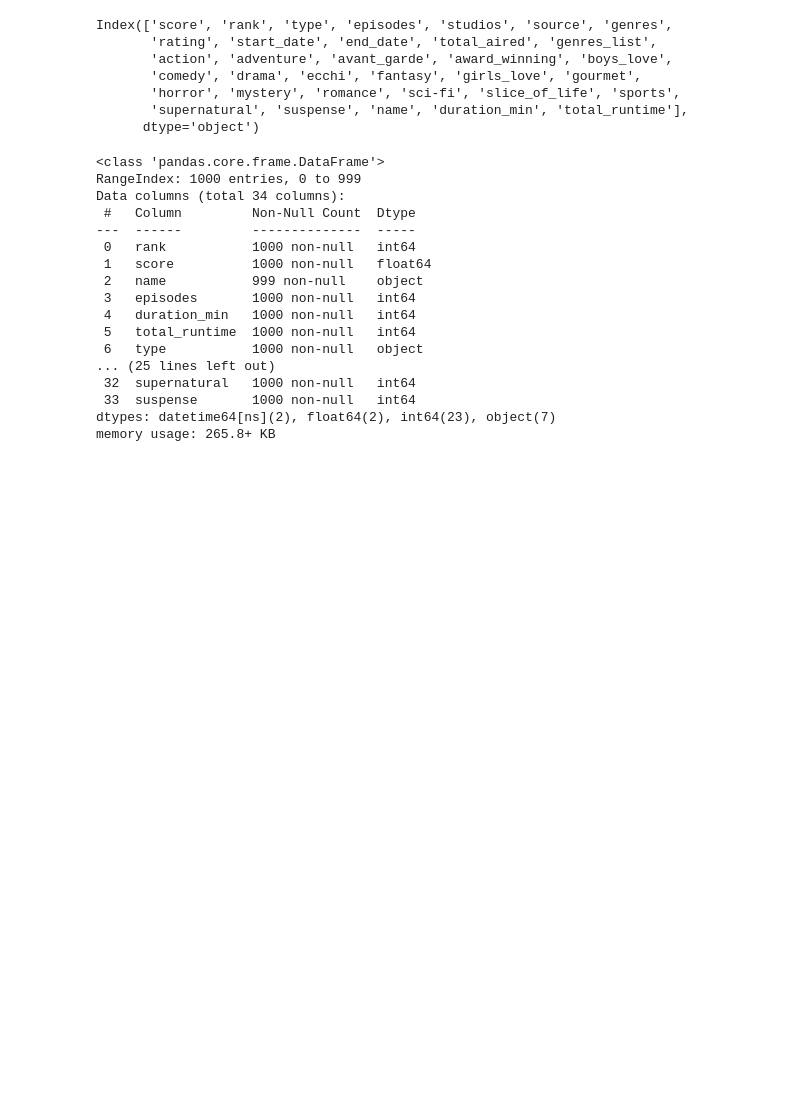
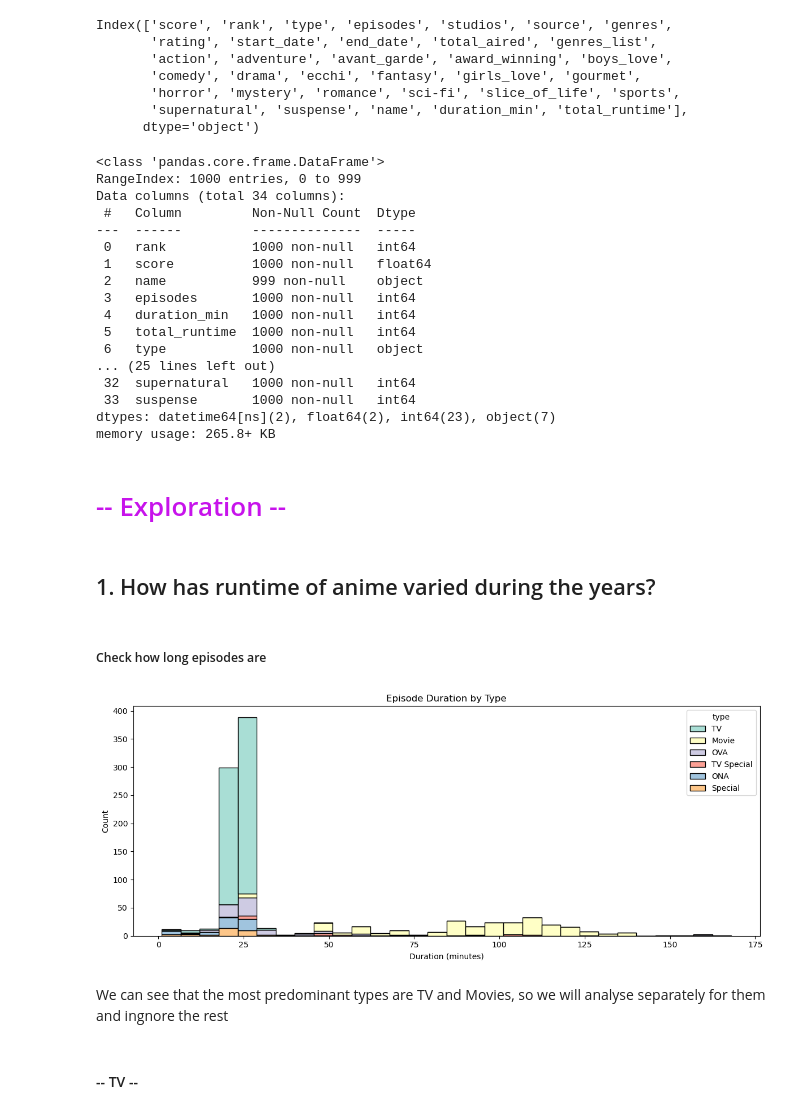
Before and after one commit to aitor-vergaramartin/project-2-eda-sql, a Jupyter notebook: project_anime.ipynb, the cells around one changed output. Saved outputs shown, nothing was run; the diff lists cells and outputs as text; code cells hidden in the pictures; blank space fills up the shorter version.

Commit message:
Visualizations

```diff
--- a/project_anime.ipynb
+++ b/project_anime.ipynb
@@ -579,3 +622,29 @@ dtypes: datetime64[ns](2), float64(2), int64(23), object(7)
 memory usage: 265.8+ KB
 # %%
 anime.to_csv('anime_clean.csv', index=False)   # Save to .csv in case we need to check it from outside pandas
+# %% [markdown]
+<h1 style="color: #c713eb;">-- Exploration --</h1>
+# %% [markdown]
+<h2> 1. How has runtime of anime varied during the years? </h2>
+# %% [markdown]
+<h5> Check how long episodes are</h5>
+# %%
+plt.figure(figsize=(12,5))
+sns.histplot(
+    data=anime,
+    x="duration_min",
+    hue="type",
+    bins=30,
+    multiple="stack"
+)
+
+plt.title("Episode Duration by Type")
+plt.xlabel("Duration (minutes)")
+plt.tight_layout()
+plt.show()
+# %% [output]
+[figure, added]
+# %% [markdown]
+We can see that the most predominant types are TV and Movies, so we will analyse separately for them and ingnore the rest
+# %% [markdown]
+<h4>-- TV --</h4>
```
Also changed, not shown: parts of 79 cells of this notebook.
